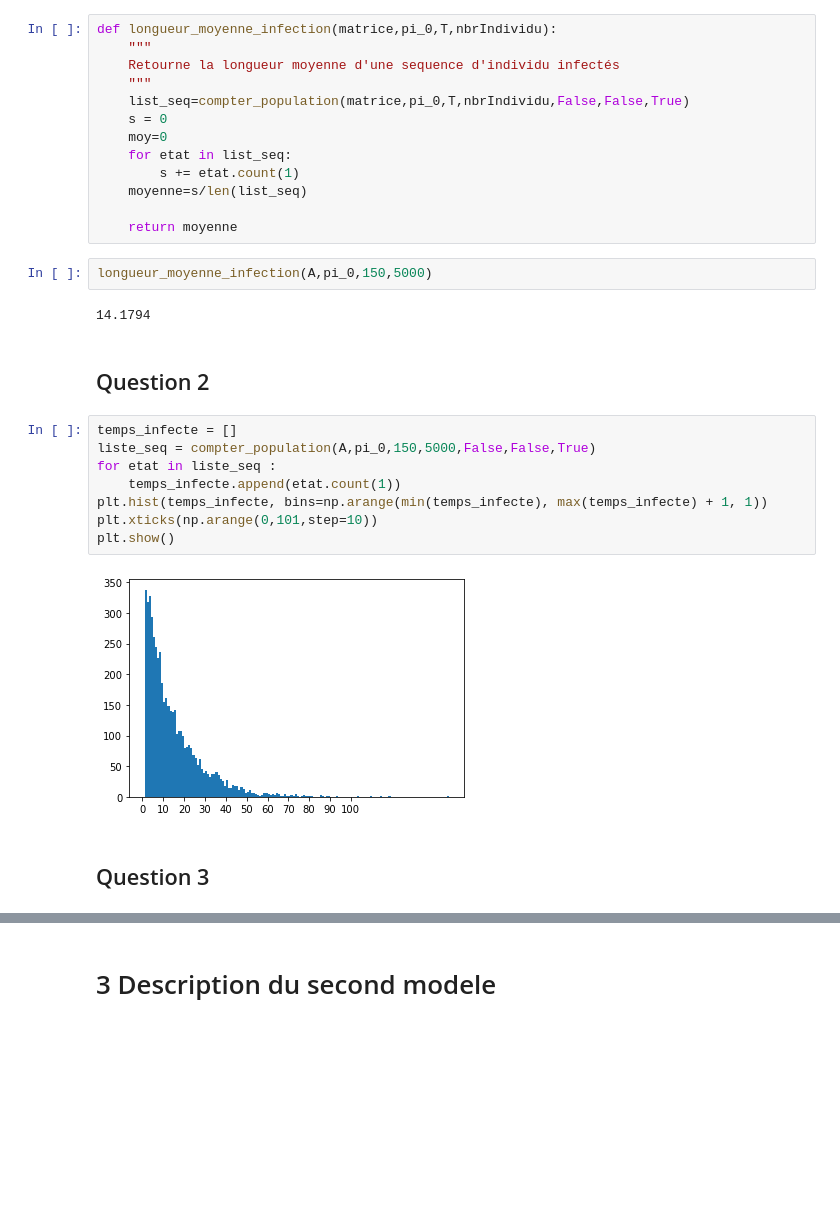
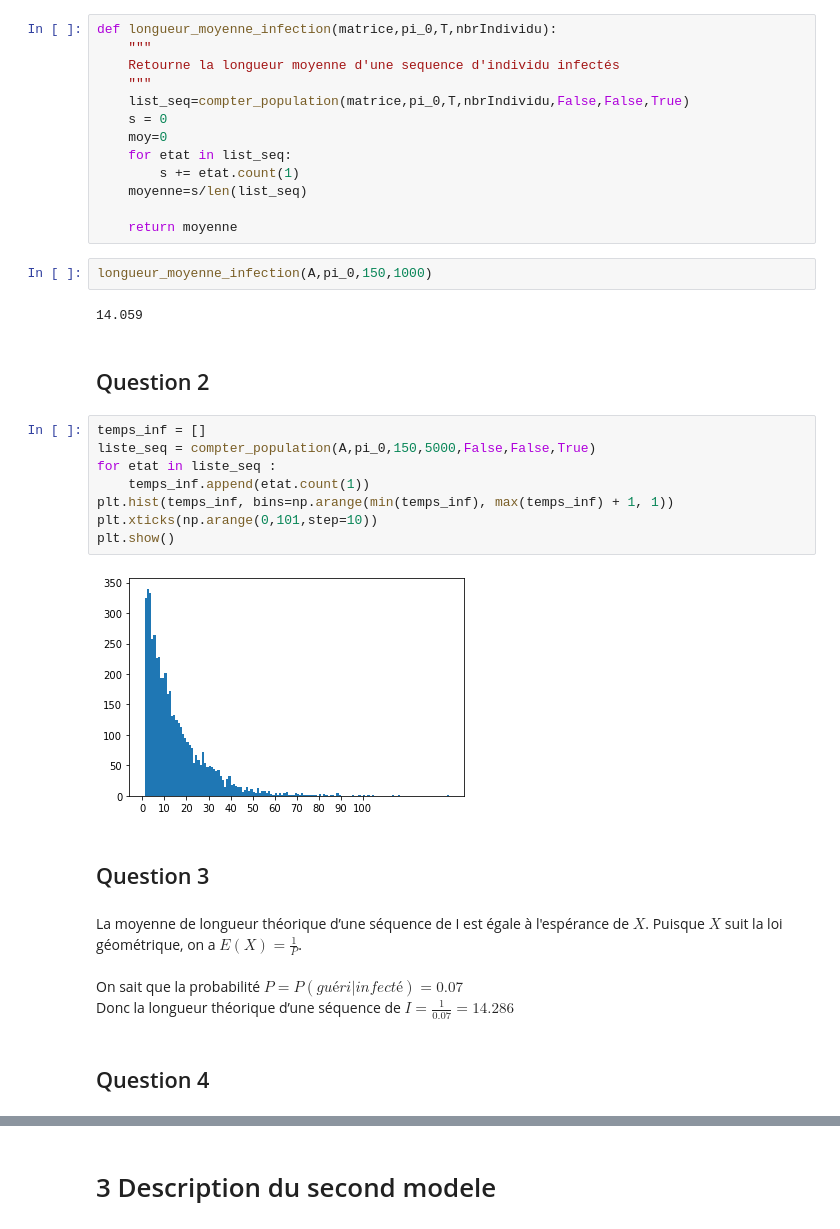
Before and after one commit to Jadslim/LU3IN005-PROJ-3, a Jupyter notebook: jad_chadi.ipynb, the cells around one changed output, grey strips where cells are left out. Drawn from its saved outputs; the diff is of its cells as text; blank space fills up the shorter version.

Commit message:
question 2 done

```diff
--- a/jad_chadi.ipynb
+++ b/jad_chadi.ipynb
@@ -257,20 +225,27 @@ def longueur_moyenne_infection(matrice,pi_0,T,nbrIndividu):
 
     return moyenne
 # %%
-longueur_moyenne_infection(A,pi_0,150,5000)
+longueur_moyenne_infection(A,pi_0,150,1000)
 # %% [output]
-14.1794
+14.059
 # %% [markdown]
 ## Question 2
 # %%
-temps_infecte = []
+temps_inf = []
 liste_seq = compter_population(A,pi_0,150,5000,False,False,True)
 for etat in liste_seq :
-    temps_infecte.append(etat.count(1))
-plt.hist(temps_infecte, bins=np.arange(min(temps_infecte), max(temps_infecte) + 1, 1))
+    temps_inf.append(etat.count(1))
+plt.hist(temps_inf, bins=np.arange(min(temps_inf), max(temps_inf) + 1, 1))
 plt.xticks(np.arange(0,101,step=10))
 plt.show()
 # %% [output]
-[figure, old version]
+[figure, new version]
 # %% [markdown]
 ## Question 3
+# %% [markdown]
+La moyenne de longueur théorique d’une séquence de I est égale à l'espérance de $X$. Puisque $X$ suit la loi géométrique, on a $E(X)=\frac{1}{P}$.\
+\
+On sait que la probabilité $P = P(guéri | infecté) = 0.07$ \
+Donc la longueur théorique d’une séquence de $I = \frac{1}{0.07} = 14.286$
+# %% [markdown]
+## Question 4
```
Also changed, not shown: parts of 16 cells of this notebook.
